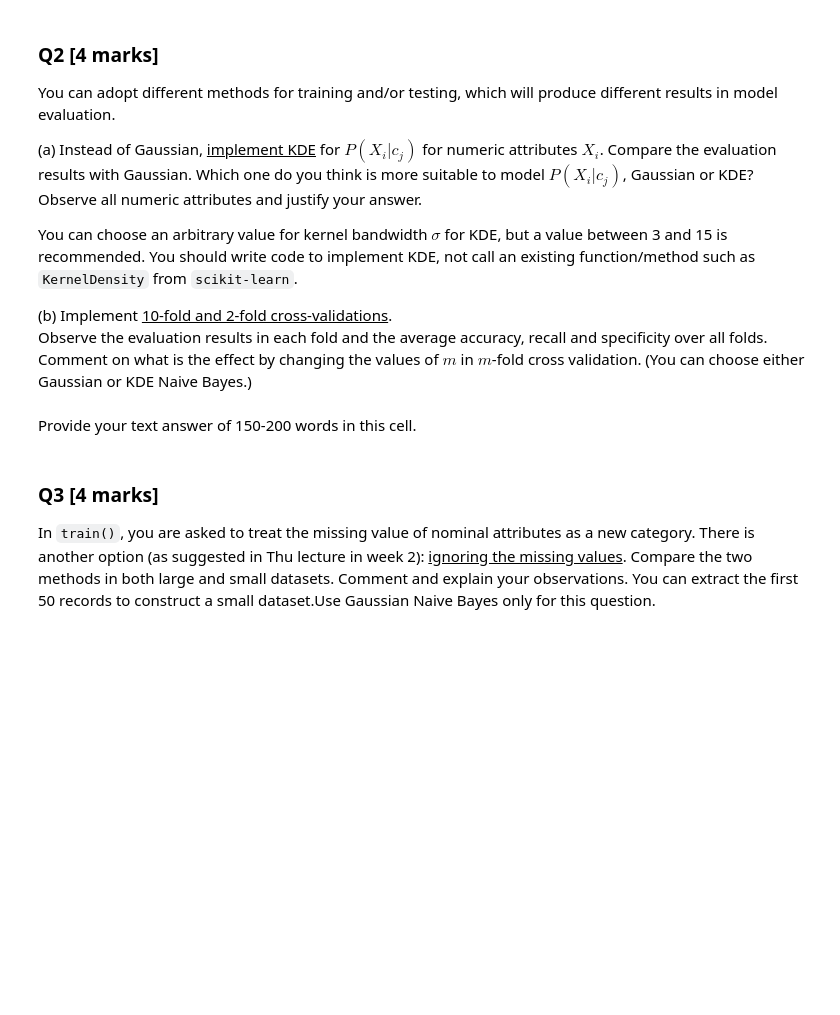
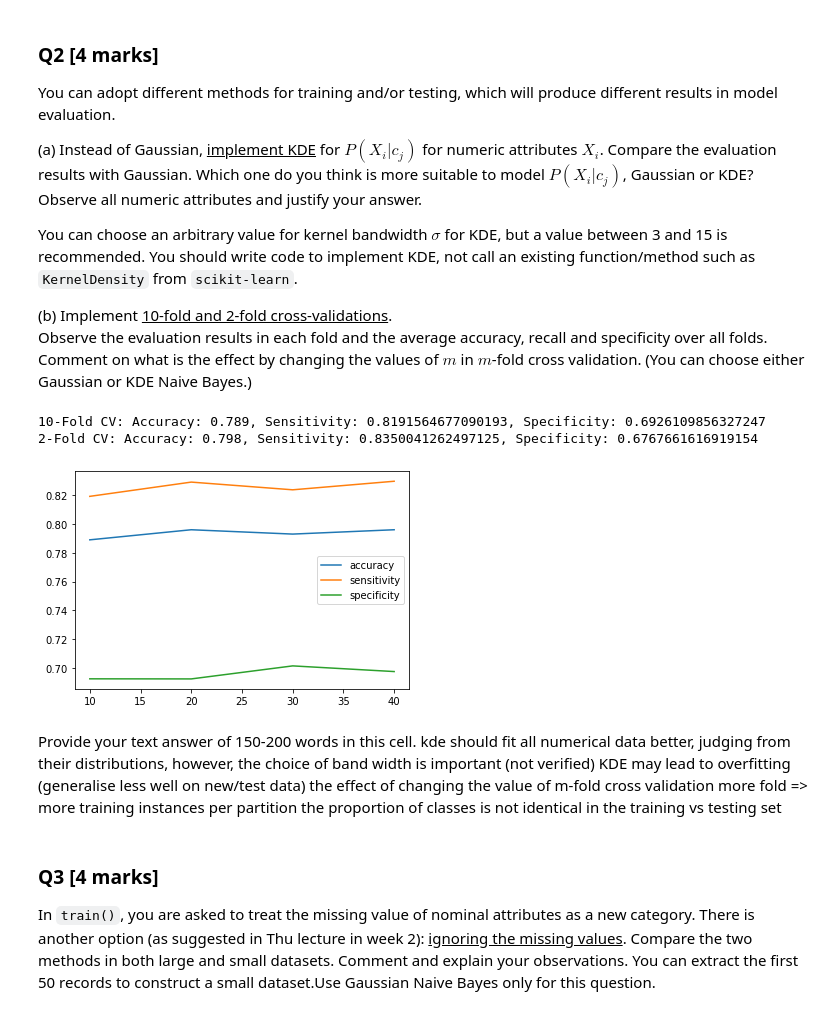
Before and after one commit to Meatssauce/comp30027-machine-learning-assignment-1, a Jupyter notebook: COMP3027ASS1_template.ipynb, the cells around one changed output. Saved outputs shown, nothing was run; the diff lists cells and outputs as text; code cells hidden in the pictures; blank space fills up the shorter version.

Commit message:
implement m-fold cross validation and ignoring missing values

```diff
--- a/COMP3027ASS1_template.ipynb
+++ b/COMP3027ASS1_template.ipynb
@@ -222,0 +223,4 @@ Provide your text answer of 150-200 words in this cell.
+# %%
+sensitivity = tp / (tp + fn)
+specificity = tn / (tn + fp)
+print(sensitivity, specificity)
@@ -236,5 +246,56 @@ You can choose an arbitrary value for kernel bandwidth $\sigma$ for KDE, but a v
-# %% [markdown]
-Provide your text answer of 150-200 words in this cell.
+# %%
+# implement kde for numeric attributes
+
+
+# implement m-fold cross validation
+def cross_validate(df, m):
+    splits = np.array_split(df, m)
+    cv_results = []
+    for i in range(m):
+        # train
+        train_df = pd.concat(splits[:i] + splits[i+1:])
+        prior_probs, conditional_dists = train(train_df, ignore_missing=False)
+
+        # test
+        test_df = splits[i]
+        X_test, y_test = test_df.iloc[:,:-1], test_df.iloc[:,-1]
+        pred_prob, y_pred = predict(X_test, labels, prior_probs, conditional_dists)
+
+        # evaluate
+        tp, fn, fp, tn, _, accuracy, _ = evaluate(labels, y_test, y_pred)
+        sensitivity = tp / (tp + fn)
+        specificity = tn / (tn + fp)
+        cv_results.append((accuracy, sensitivity, specificity))
+    return np.mean(cv_results, axis=0)
+
+df = pd.read_csv("dataset/adult.csv")
+cv10_result = cross_validate(df, 10)
+print("10-Fold CV: Accuracy: {}, Sensitivity: {}, Specificity: {}".format(cv10_result[0], cv10_result[1], cv10_result[2]))
+cv2_result = cross_validate(df, 2)
+print("2-Fold CV: Accuracy: {}, Sensitivity: {}, Specificity: {}".format(cv2_result[0], cv2_result[1], cv2_result[2]))
+# %% [output]
+10-Fold CV: Accuracy: 0.789, Sensitivity: 0.8191564677090193, Specificity: 0.6926109856327247
+2-Fold CV: Accuracy: 0.798, Sensitivity: 0.8350041262497125, Specificity: 0.6767661616919154
+# %%
+results = []
+for m in range(10,50,10):
+    results.append(cross_validate(df, m))
+
+results = np.array(results)
+plt.plot(range(10,50,10), results[:,0], label="accuracy")
+plt.plot(range(10,50,10), results[:,1], label="sensitivity")
+plt.plot(range(10,50,10), results[:,2], label="specificity")
+plt.legend()
+plt.show()
+# %% [output]
+[figure, added]
+# %% [markdown]
+Provide your text answer of 150-200 words in this cell.
+kde should fit all numerical data better, judging from their distributions, however, the choice of band width is important
+(not verified) KDE may lead to overfitting (generalise less well on new/test data)
+the effect of changing the value of m-fold cross validation
+more fold => more training instances per partition
+the proportion of classes is not identical in the training vs testing set
 # %% [markdown]
 ### Q3 [4 marks]
 In `train()`, you are asked to treat the missing value of nominal attributes as a new category. There is another option (as suggested in Thu lecture in week 2): <u>ignoring the missing values</u>.
```
Also changed, not shown: parts of 15 cells of this notebook.
